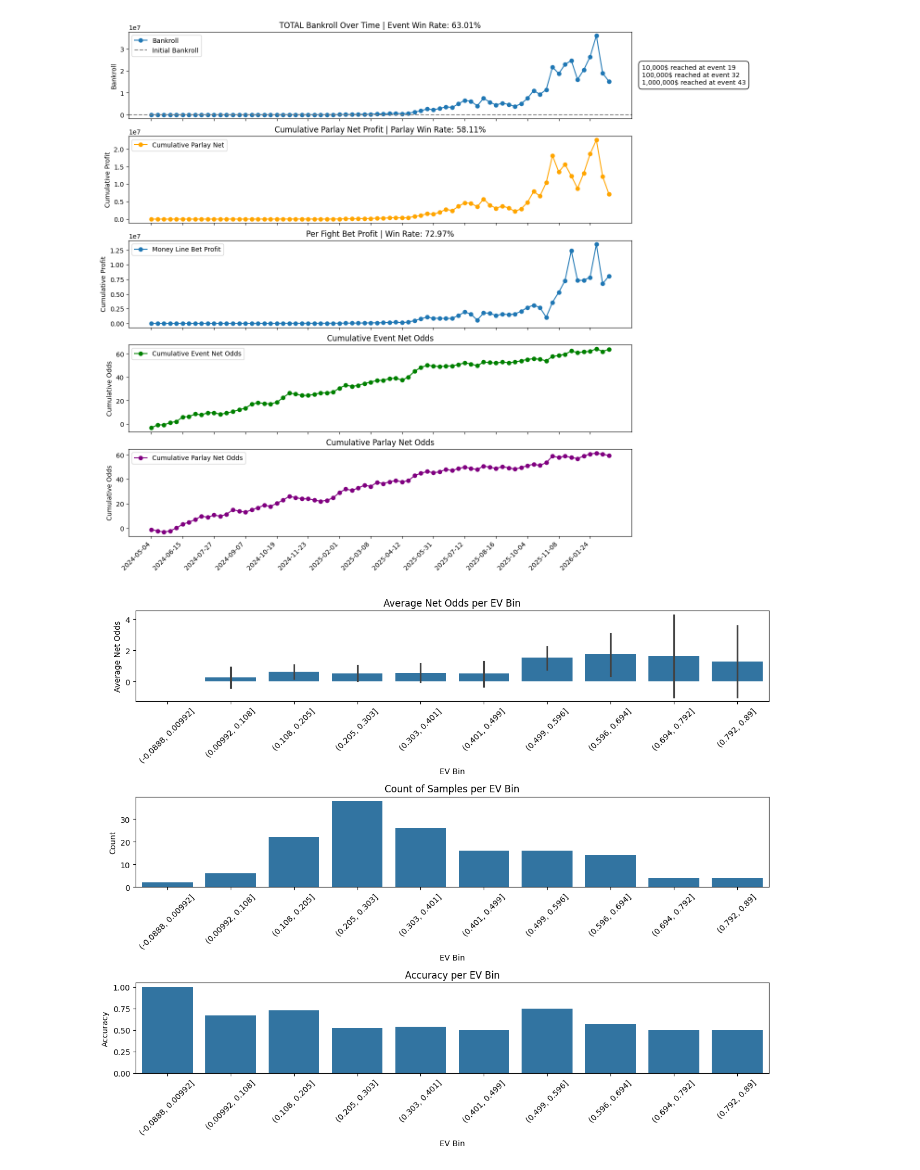
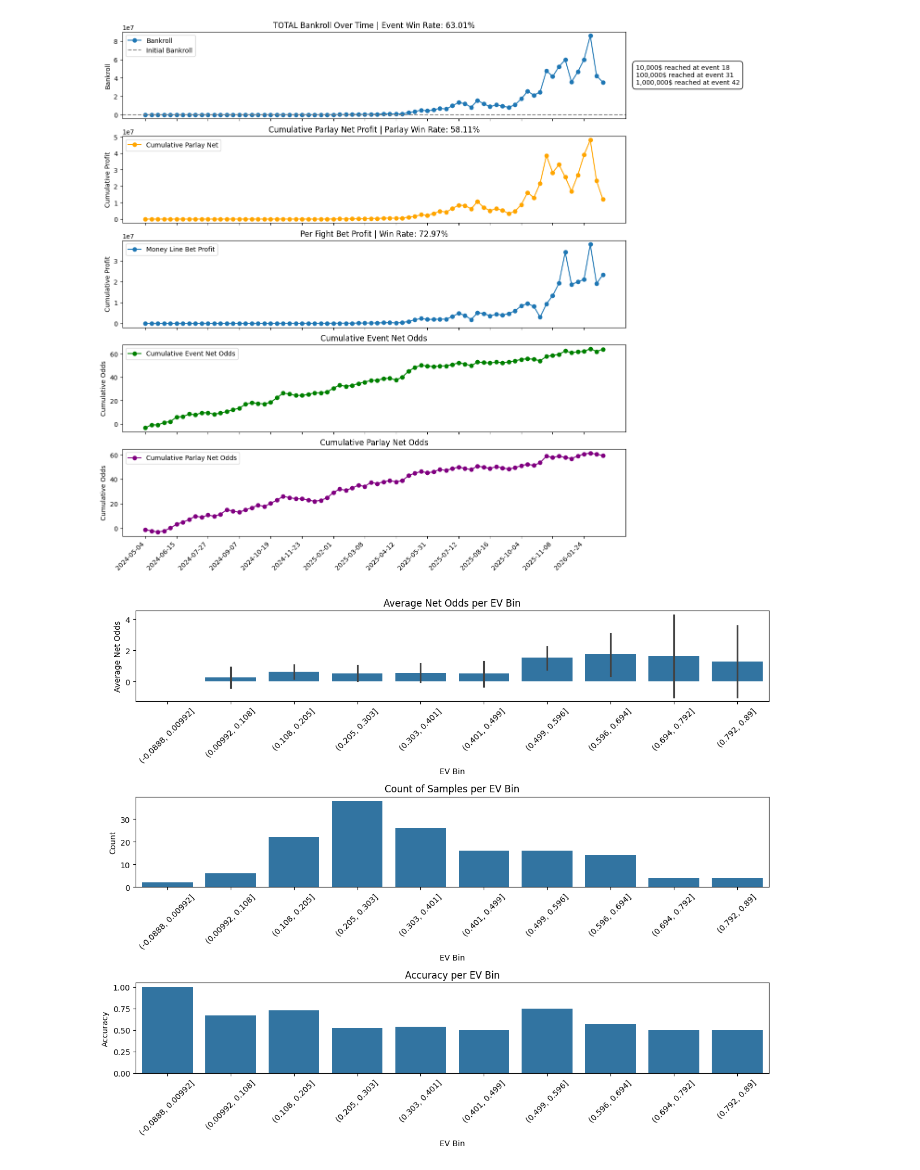
Before and after one commit to jcmarkowicz/sports_betting, a Jupyter notebook: BettingStrategy/KellyStrategy/betting_backtest/kelly_sim.ipynb, the cells around one changed output. Saved outputs shown, nothing was run; the diff lists cells and outputs as text; code cells hidden in the pictures.

```diff
--- a/BettingStrategy/KellyStrategy/betting_backtest/kelly_sim.ipynb
+++ b/BettingStrategy/KellyStrategy/betting_backtest/kelly_sim.ipynb
@@ -22,36 +22,36 @@ prob_cols = ['proba_blue', 'proba_red']
 fair_decimal_odds = ['dec_fair_open_blue', 'dec_fair_open_red']  # your decimal odds columns
 real_decimal_odds = ['dec_open_blue', 'dec_open_red']
 
 df_kelly, df_parlay = simulate_kelly(
     df_test_open,
     prob_cols=prob_cols,
     fair_decimal_cols=fair_decimal_odds,
     real_decimal_cols=real_decimal_odds,
     pred_winner_col='pred_winner',
     date_col='date',
     init_bankroll=500,
     bankroll_floor=100,
     portfolio_scaling=False,
     adaptive_scaling=True,
-    max_drawdown=.25,
+    max_drawdown=.3,
     parlay_mdd=None,
-    N=2000,
+    N=250,
     calc_parlay=True
 )
 
 # plot_bankroll_distributions(df_kelly, df_parlay)
 plot_fp = r'C:\Users\jcmar\my_files\SportsBetting\Data\plot_pngs\open_kelly_sim.png'
 plot_backtest(df_kelly, 500, path=plot_fp)
 # plot_event_odds_stats(df_kelly)
 
 # x_vars = ['mu_portfolio', 'sharpe_portfolio', 'portfolio_sigma']
 # y_var = 'event_net_odds'
 # kelly_analysis(df_kelly, x_vars, y_var)
 
 df_kelly.to_csv(r'C:\Users\jcmar\my_files\SportsBetting\data\kelly_results\kelly_open.csv')
 df_parlay.to_csv(r'C:\Users\jcmar\my_files\SportsBetting\streamlit\data\parlay_open.csv')
 # %% [output]
-[figure, old version]
+[figure, new version]
 # %%
 df_parlay['ev_bin'] = pd.cut(df_parlay['parlay_ev'], bins=10)
 
```
Also changed, not shown: parts of 2 cells of this notebook, 26 other files.
